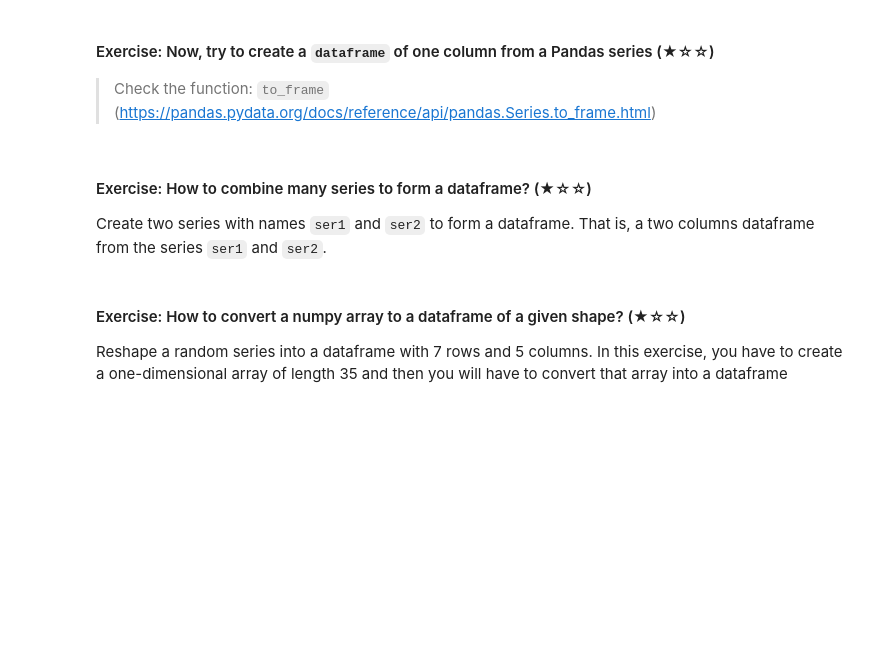
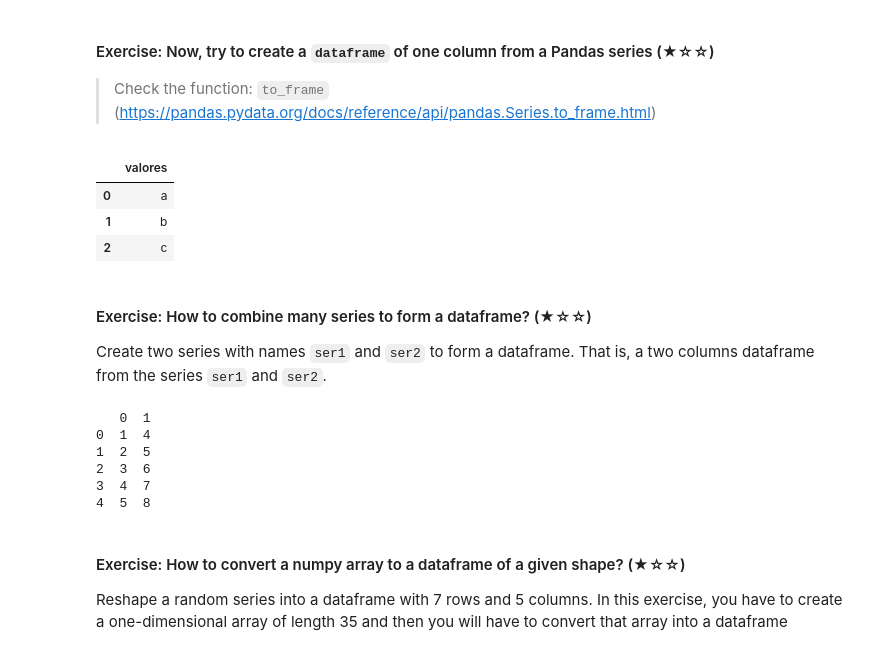
Before and after one commit to easyundercover/intro-to-pandas-exercises, a Jupyter notebook: 03_1_Intro_To_Pandas.ipynb, the cells around one changed output. Drawn from its saved outputs; the diff is of its cells as text; code cells hidden in the pictures; blank space fills up the shorter version.

```diff
--- a/03_1_Intro_To_Pandas.ipynb
+++ b/03_1_Intro_To_Pandas.ipynb
@@ -130,6 +130,14 @@ dtype: int64
 #### Exercise: Now, try to create a `dataframe` of one column from a Pandas series (★☆☆)
 
 >Check the function: `to_frame` (https://pandas.pydata.org/docs/reference/api/pandas.Series.to_frame.html)
+# %%
+s = pd.Series(["a", "b", "c"], name="valores")
+s.to_frame()
+# %% [output]
+|  | valores |
+| 0 | a |
+| 1 | b |
+| 2 | c |
 # %% [markdown]
 #### Exercise: How to combine many series to form a dataframe? (★☆☆)
 Create two series with names `ser1` and `ser2` to form a dataframe. That is, a two columns dataframe from the series `ser1` and `ser2`.
@@ -138,6 +146,15 @@ Create two series with names `ser1` and `ser2` to form a dataframe. That is, a t
 
 ser1 = pd.Series([1, 2, 3, 4, 5])
 ser2 = pd.Series([4, 5, 6, 7, 8])
+df = pd.concat([ser1,ser2], axis=1)
+print(df)
+# %% [output]
+   0  1
+0  1  4
+1  2  5
+2  3  6
+3  4  7
+4  5  8
 # %% [markdown]
 #### Exercise: How to convert a numpy array to a dataframe of a given shape? (★☆☆)
 Reshape a random series into a dataframe with 7 rows and 5 columns. In this exercise, you have to create a one-dimensional array of length 35 and then you will have to convert that array into a dataframe
```
